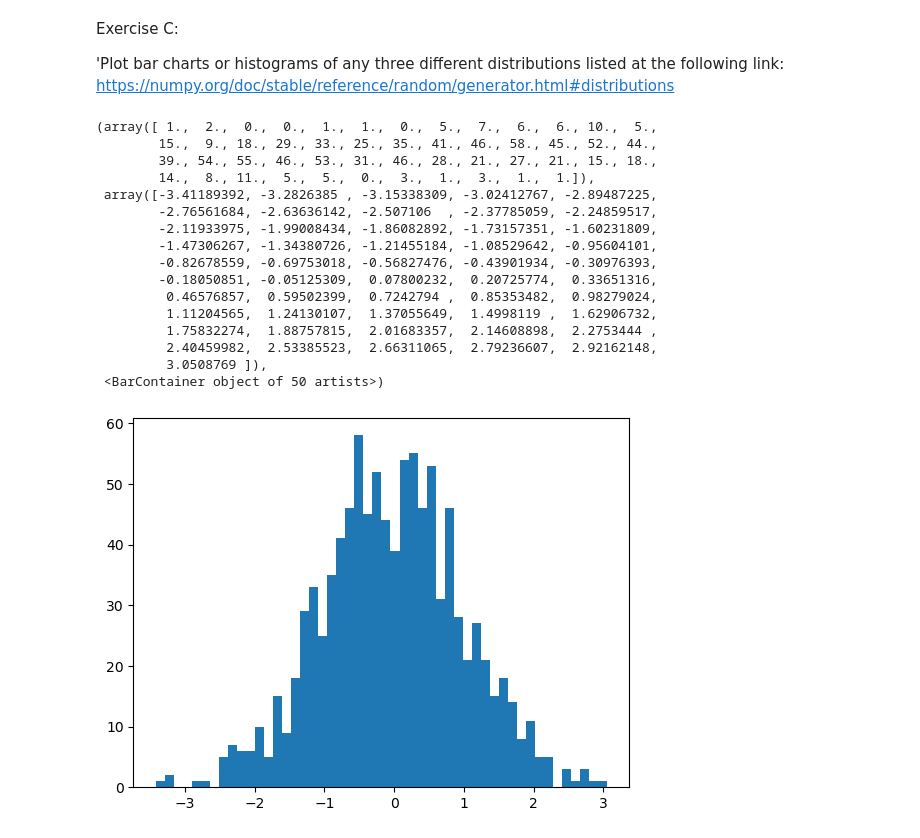
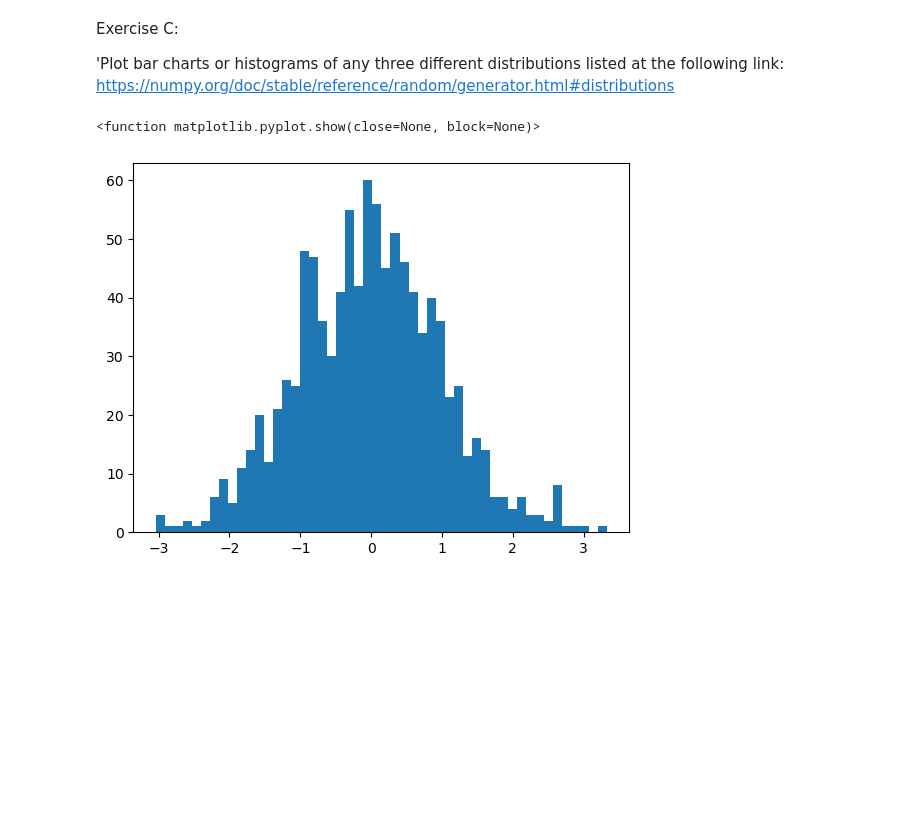
Before and after one commit to SeanE15/Fundamentals-for-Data-Analysis, a Jupyter notebook: Practicals/02 - Randomness Exercises - Sean Elliott.ipynb, the cells around one changed output. Saved outputs shown, nothing was run; the diff lists cells and outputs as text; code cells hidden in the pictures; blank space fills up the shorter version.

```diff
--- a/Practicals/02 - Randomness Exercises - Sean Elliott.ipynb
+++ b/Practicals/02 - Randomness Exercises - Sean Elliott.ipynb
@@ -54,35 +59,21 @@ Exercise C:
 # %%
 #import the relevant functions
 import numpy as np
 import matplotlib.pyplot as plt
 import math
 
 #create a random number generator and choose no seed.
 rng = np.random.default_rng()
 
 #create a standard normal distribution plot as 'plot1'
 plot1 = rng.standard_normal(1000)
 
 #define the histogram details, including bin number.
 fig, ax = plt.subplots()
 ax.hist(plot1, bins=50)
+plt.show
 # %% [output]
-(array([ 1.,  2.,  0.,  0.,  1.,  1.,  0.,  5.,  7.,  6.,  6., 10.,  5.,
-        15.,  9., 18., 29., 33., 25., 35., 41., 46., 58., 45., 52., 44.,
-        39., 54., 55., 46., 53., 31., 46., 28., 21., 27., 21., 15., 18.,
-        14.,  8., 11.,  5.,  5.,  0.,  3.,  1.,  3.,  1.,  1.]),
- array([-3.41189392, -3.2826385 , -3.15338309, -3.02412767, -2.89487225,
-        -2.76561684, -2.63636142, -2.507106  , -2.37785059, -2.24859517,
-        -2.11933975, -1.99008434, -1.86082892, -1.73157351, -1.60231809,
-        -1.47306267, -1.34380726, -1.21455184, -1.08529642, -0.95604101,
-        -0.82678559, -0.69753018, -0.56827476, -0.43901934, -0.30976393,
-        -0.18050851, -0.05125309,  0.07800232,  0.20725774,  0.33651316,
-         0.46576857,  0.59502399,  0.7242794 ,  0.85353482,  0.98279024,
-         1.11204565,  1.24130107,  1.37055649,  1.4998119 ,  1.62906732,
-         1.75832274,  1.88757815,  2.01683357,  2.14608898,  2.2753444 ,
-         2.40459982,  2.53385523,  2.66311065,  2.79236607,  2.92162148,
-         3.0508769 ]),
- <BarContainer object of 50 artists>)
+<function matplotlib.pyplot.show(close=None, block=None)>
-[figure, old version]
+[figure, new version]
 # %%
 #https://numpy.org/doc/stable/reference/random/generated/numpy.random.Generator.dirichlet.html#numpy.random.Generator.dirichlet
```
Also changed, not shown: parts of 5 cells of this notebook.
